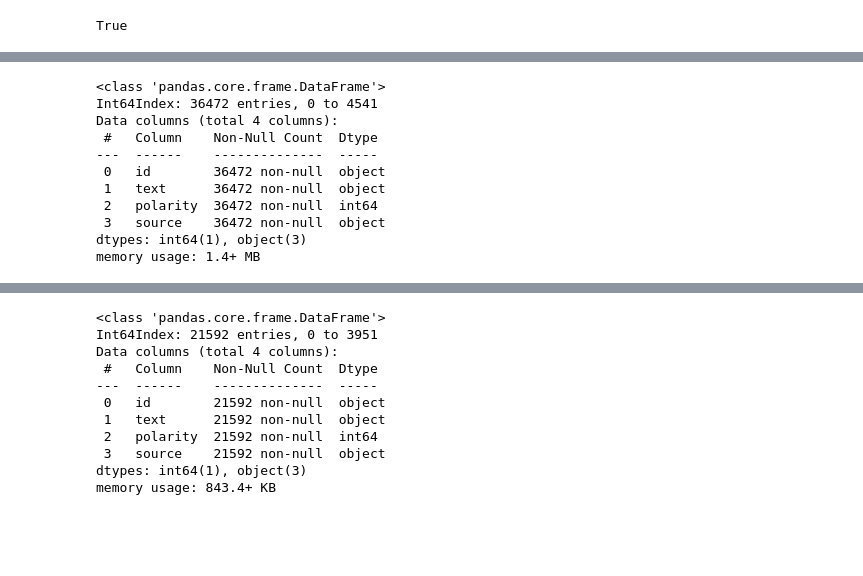
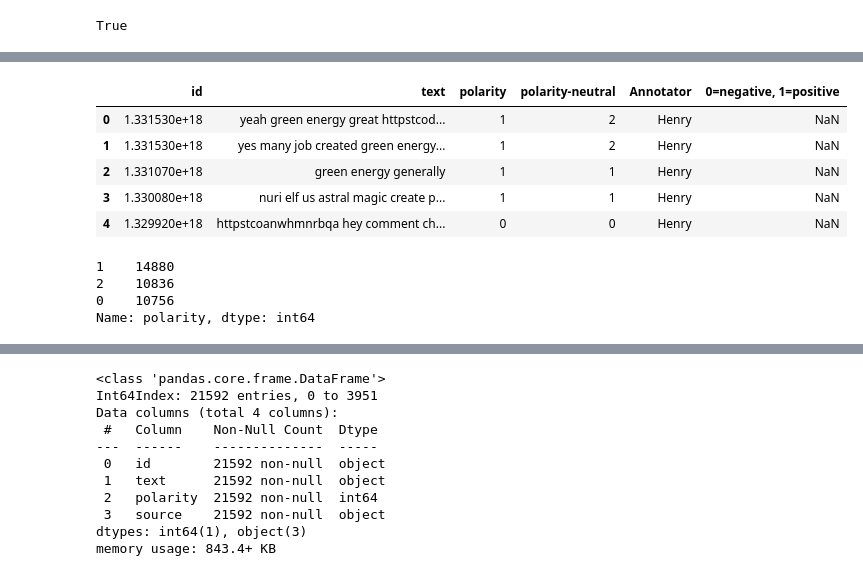
Before and after one commit to contatc2/green_mood_tracker, a Jupyter notebook: notebooks/Henryhall2-roBERTa-gputest.ipynb, the cells around one changed output, grey strips where cells are left out. Saved outputs shown, nothing was run; the diff lists cells and outputs as text; code cells hidden in the pictures; blank space fills up the shorter version.

```diff
--- a/notebooks/Henryhall2-roBERTa-gputest.ipynb
+++ b/notebooks/Henryhall2-roBERTa-gputest.ipynb
@@ -56,0 +49,3 @@ See the caveats in the documentation: https://pandas.pydata.org/pandas-docs/stab
+# %%
+raw_data = get_raw_data_notebook()
+greenenergytest = pd.read_csv("../raw_data/greenenergytest.csv")
@@ -65,5 +66,6 @@ True
 from green_mood_tracker.data_cleaning import clean
 raw_data = get_raw_data_notebook()
 raw_data_clean = clean(raw_data,'text')
+greenenergytest_clean = clean(greenenergytest,'text')
 raw_data_clean.head()
 # %% [output]
@@ -83,17 +83,19 @@ See the caveats in the documentation: https://pandas.pydata.org/pandas-docs/stab
-# %%
-raw_data_clean.info()
-# %% [output]
-<class 'pandas.core.frame.DataFrame'>
-Int64Index: 36472 entries, 0 to 4541
-Data columns (total 4 columns):
- #   Column    Non-Null Count  Dtype
----  ------    --------------  -----
- 0   id        36472 non-null  object
- 1   text      36472 non-null  object
- 2   polarity  36472 non-null  int64
- 3   source    36472 non-null  object
-dtypes: int64(1), object(3)
-memory usage: 1.4+ MB
+# %%
+greenenergytest_clean.head()
+# %% [output]
+|  | id | text | polarity | polarity-neutral | Annotator | 0=negative, 1=positive |
+| 0 | 1.331530e+18 | yeah green energy great httpstcod... | 1 | 2 | Henry | NaN |
+| 1 | 1.331530e+18 | yes many job created green energy... | 1 | 2 | Henry | NaN |
+| 2 | 1.331070e+18 | green energy generally | 1 | 1 | Henry | NaN |
+| 3 | 1.330080e+18 | nuri elf us astral magic create p... | 1 | 1 | Henry | NaN |
+| 4 | 1.329920e+18 | httpstcoanwhmnrbqa hey comment ch... | 0 | 0 | Henry | NaN |
+# %%
+raw_data_clean.polarity.value_counts()
+# %% [output]
+1    14880
+2    10836
+0    10756
+Name: polarity, dtype: int64
 # %%
 raw_data_clean[raw_data_clean['source']=='twitter_corpus'].polarity.value_counts()
 # %% [output]
```
Also changed, not shown: parts of 16 cells of this notebook, 2 other files.
